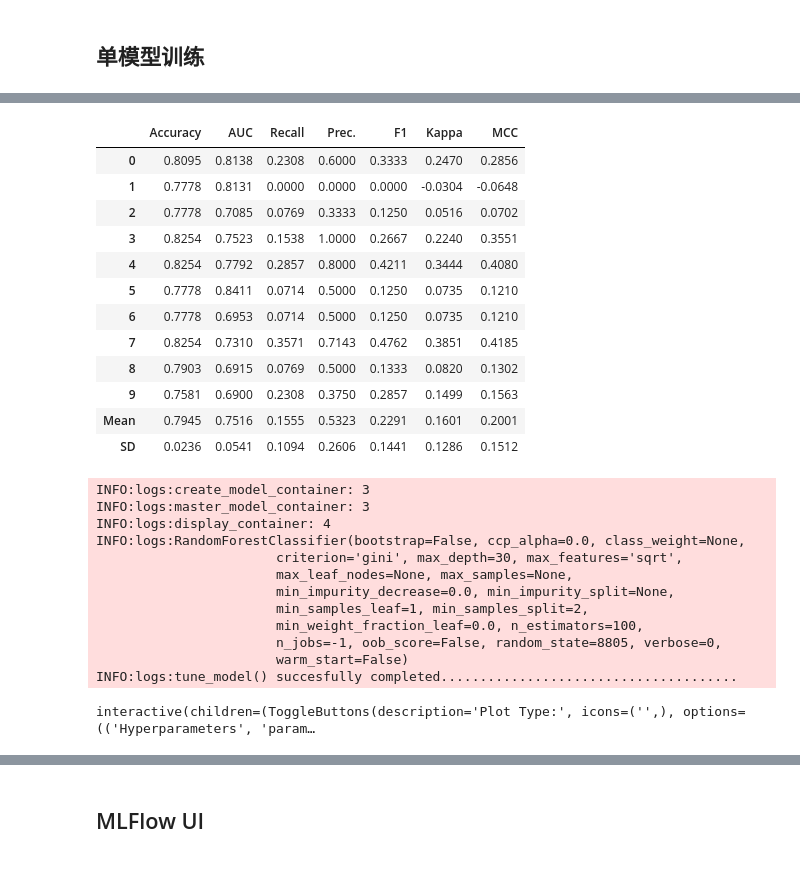
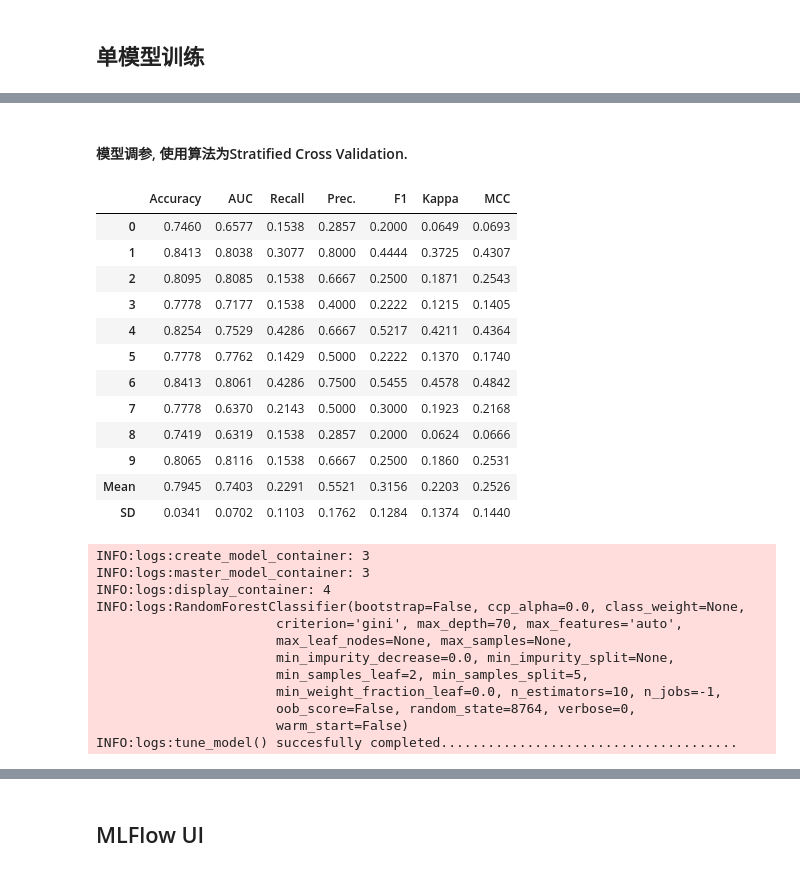
Before and after one commit to Ulti-Dreisteine/PyCaret-tutorial, a Jupyter notebook: src/tutorial_0_classification.ipynb, the cells around one changed output, grey strips where cells are left out. Cells and saved outputs as stored; diff of their text form; code cells hidden in the pictures.

```diff
--- a/src/tutorial_0_classification.ipynb
+++ b/src/tutorial_0_classification.ipynb
@@ -109,6 +125,6 @@ INFO:logs:compare_models() succesfully completed................................
 # %%
-# 创建单个模型.
-params = {'max_depth': 4, 'min_samples_leaf': 5, 'min_samples_split': 10}
+# params = {'max_depth': 4, 'min_samples_leaf': 5, 'min_samples_split': 10}
+params = {}
 clf = create_model('rf', verbose = True, **params)
 # %% [output]
 |  | Accuracy | AUC | Recall | Prec. | F1 | Kappa | MCC |
@@ -137,41 +153,33 @@ INFO:logs:RandomForestClassifier(bootstrap=True, ccp_alpha=0.0, class_weight=Non
                        warm_start=False)
 INFO:logs:create_model() succesfully completed......................................
+# %% [markdown]
+#### 模型调参, 使用算法为Stratified Cross Validation.
 # %%
-# 模型调参, 使用算法为Stratified Cross Validation.
 # TODO: 这里调参时clf中用户设定的参数也发生了改变.
-clf_tuned = tune_model(clf, optimize = 'F1', n_iter = 10, fold = 10, round = 4)
+clf_tuned = tune_model(clf, optimize = 'F1', n_iter = 20, fold = 10, round = 4)
 # %% [output]
 |  | Accuracy | AUC | Recall | Prec. | F1 | Kappa | MCC |
-| 0 | 0.8095 | 0.8138 | 0.2308 | 0.6000 | 0.3333 | 0.2470 | 0.2856 |
-| 1 | 0.7778 | 0.8131 | 0.0000 | 0.0000 | 0.0000 | -0.0304 | -0.0648 |
-| 2 | 0.7778 | 0.7085 | 0.0769 | 0.3333 | 0.1250 | 0.0516 | 0.0702 |
-| 3 | 0.8254 | 0.7523 | 0.1538 | 1.0000 | 0.2667 | 0.2240 | 0.3551 |
-| 4 | 0.8254 | 0.7792 | 0.2857 | 0.8000 | 0.4211 | 0.3444 | 0.4080 |
-| 5 | 0.7778 | 0.8411 | 0.0714 | 0.5000 | 0.1250 | 0.0735 | 0.1210 |
-| 6 | 0.7778 | 0.6953 | 0.0714 | 0.5000 | 0.1250 | 0.0735 | 0.1210 |
-| 7 | 0.8254 | 0.7310 | 0.3571 | 0.7143 | 0.4762 | 0.3851 | 0.4185 |
-| 8 | 0.7903 | 0.6915 | 0.0769 | 0.5000 | 0.1333 | 0.0820 | 0.1302 |
-| 9 | 0.7581 | 0.6900 | 0.2308 | 0.3750 | 0.2857 | 0.1499 | 0.1563 |
-| Mean | 0.7945 | 0.7516 | 0.1555 | 0.5323 | 0.2291 | 0.1601 | 0.2001 |
-| SD | 0.0236 | 0.0541 | 0.1094 | 0.2606 | 0.1441 | 0.1286 | 0.1512 |
+| 0 | 0.7460 | 0.6577 | 0.1538 | 0.2857 | 0.2000 | 0.0649 | 0.0693 |
+| 1 | 0.8413 | 0.8038 | 0.3077 | 0.8000 | 0.4444 | 0.3725 | 0.4307 |
+| 2 | 0.8095 | 0.8085 | 0.1538 | 0.6667 | 0.2500 | 0.1871 | 0.2543 |
+| 3 | 0.7778 | 0.7177 | 0.1538 | 0.4000 | 0.2222 | 0.1215 | 0.1405 |
+| 4 | 0.8254 | 0.7529 | 0.4286 | 0.6667 | 0.5217 | 0.4211 | 0.4364 |
+| 5 | 0.7778 | 0.7762 | 0.1429 | 0.5000 | 0.2222 | 0.1370 | 0.1740 |
+| 6 | 0.8413 | 0.8061 | 0.4286 | 0.7500 | 0.5455 | 0.4578 | 0.4842 |
+| 7 | 0.7778 | 0.6370 | 0.2143 | 0.5000 | 0.3000 | 0.1923 | 0.2168 |
+| 8 | 0.7419 | 0.6319 | 0.1538 | 0.2857 | 0.2000 | 0.0624 | 0.0666 |
+| 9 | 0.8065 | 0.8116 | 0.1538 | 0.6667 | 0.2500 | 0.1860 | 0.2531 |
+| Mean | 0.7945 | 0.7403 | 0.2291 | 0.5521 | 0.3156 | 0.2203 | 0.2526 |
+| SD | 0.0341 | 0.0702 | 0.1103 | 0.1762 | 0.1284 | 0.1374 | 0.1440 |
 INFO:logs:create_model_container: 3
 INFO:logs:master_model_container: 3
 INFO:logs:display_container: 4
 INFO:logs:RandomForestClassifier(bootstrap=False, ccp_alpha=0.0, class_weight=None,
-                       criterion='gini', max_depth=30, max_features='sqrt',
+                       criterion='gini', max_depth=70, max_features='auto',
                        max_leaf_nodes=None, max_samples=None,
                        min_impurity_decrease=0.0, min_impurity_split=None,
-                       min_samples_leaf=1, min_samples_split=2,
-                       min_weight_fraction_leaf=0.0, n_estimators=100,
-                       n_jobs=-1, oob_score=False, random_state=8805, verbose=0,
+                       min_samples_leaf=2, min_samples_split=5,
+                       min_weight_fraction_leaf=0.0, n_estimators=10, n_jobs=-1,
+                       oob_score=False, random_state=8764, verbose=0,
                        warm_start=False)
 INFO:logs:tune_model() succesfully completed......................................
-# %%
-# 模型评估.
-# 提供了Hyperparameters, AUC, Confusion Matrix, Threshold, PR Curve, Error, Class Report
-# Feature Selection, Learning Curve, Manifold Learning, etc., 功能比较强.
-
-# plot_model(clf_tuned, plot = 'auc')
-evaluate_model(clf_tuned)
-# %% [output]
-interactive(children=(ToggleButtons(description='Plot Type:', icons=('',), options=(('Hyperparameters', 'param…
```
Also changed, not shown: parts of 14 cells of this notebook, 6 other files.
